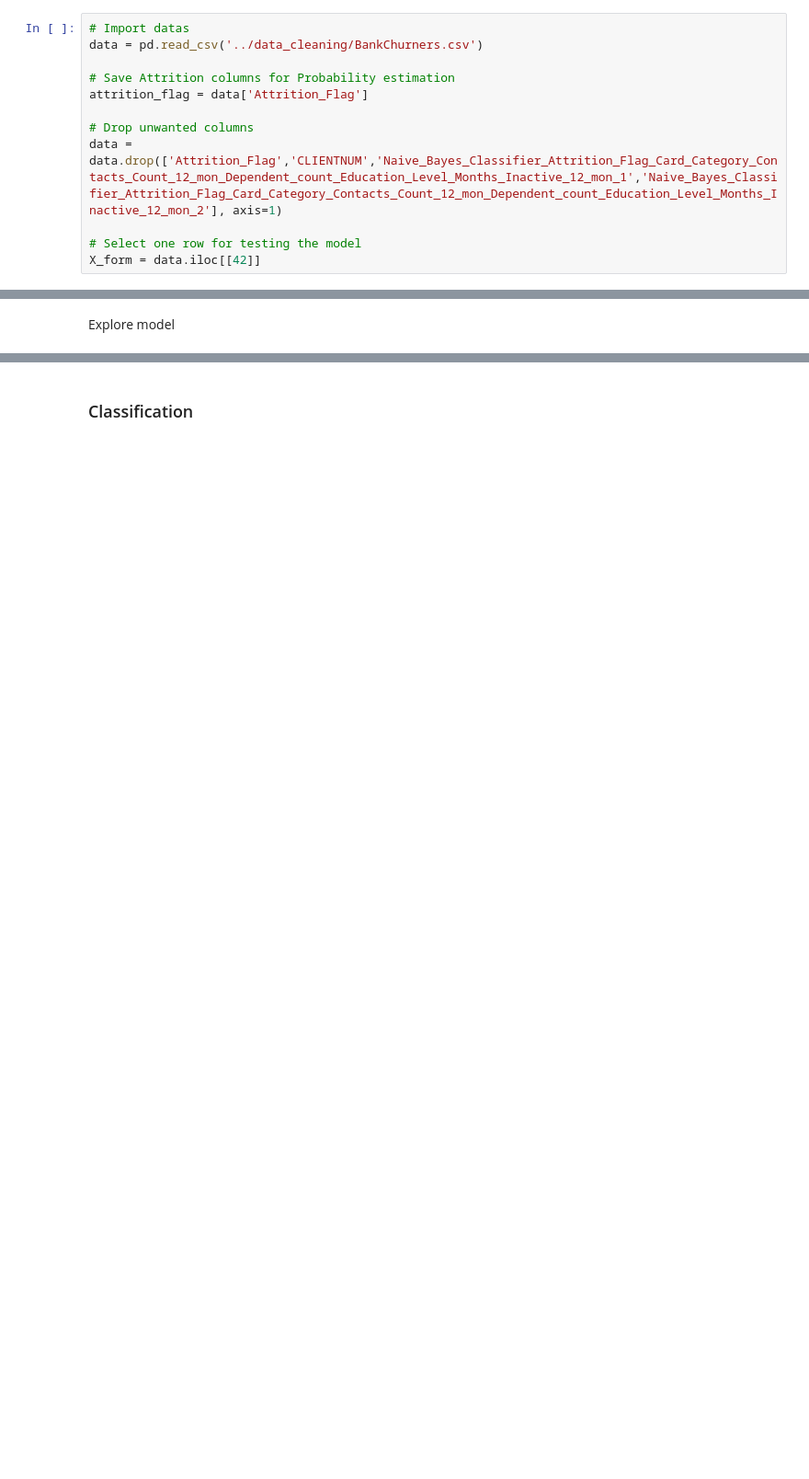
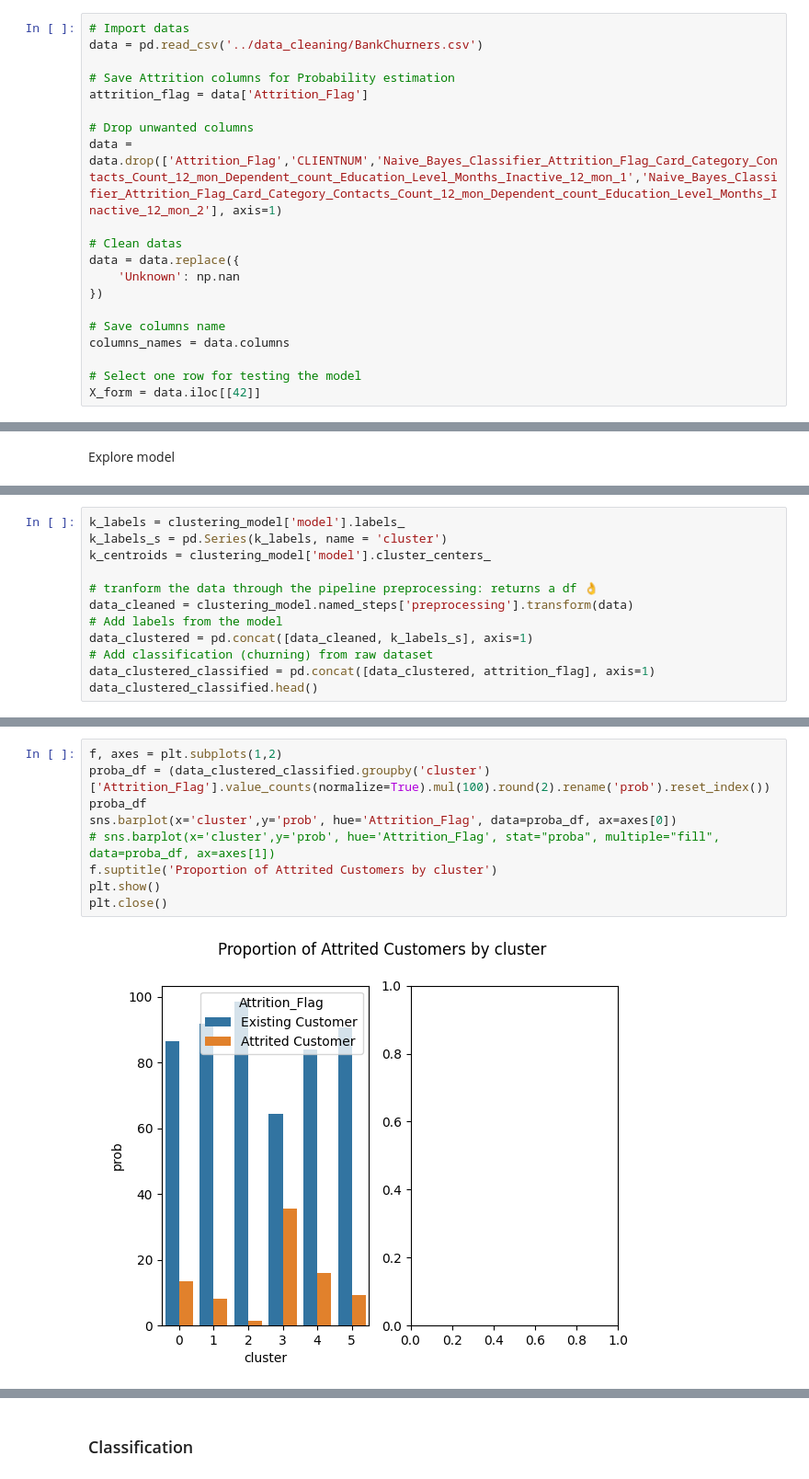
Before and after one commit to anilembel/Churn_Prediction_Becode, a Jupyter notebook: modeling/model_prediction.ipynb, the cells around one changed output, grey strips where cells are left out. Shown at 92% size. Saved outputs shown, nothing was run; the diff lists cells and outputs as text; blank space fills up the shorter version.

Commit message:
Clustering analysis completed

```diff
--- a/modeling/model_prediction.ipynb
+++ b/modeling/model_prediction.ipynb
@@ -28,5 +28,13 @@ attrition_flag = data['Attrition_Flag']
 # Drop unwanted columns
 data = data.drop(['Attrition_Flag','CLIENTNUM','Naive_Bayes_Classifier_Attrition_Flag_Card_Category_Contacts_Count_12_mon_Dependent_count_Education_Level_Months_Inactive_12_mon_1','Naive_Bayes_Classifier_Attrition_Flag_Card_Category_Contacts_Count_12_mon_Dependent_count_Education_Level_Months_Inactive_12_mon_2'], axis=1)
 
+# Clean datas
+data = data.replace({
+    'Unknown': np.nan
+})
+
+# Save columns name
+columns_names = data.columns
+
 # Select one row for testing the model
 X_form = data.iloc[[42]]
@@ -87,0 +83,12 @@ array([[ 3.90068419e-02, -3.73883035e-02,  5.18016261e-02,
+# %%
+k_labels = clustering_model['model'].labels_
+k_labels_s = pd.Series(k_labels, name = 'cluster')
+k_centroids = clustering_model['model'].cluster_centers_
+
+# tranform the data through the pipeline preprocessing: returns a df 👌
+data_cleaned = clustering_model.named_steps['preprocessing'].transform(data)
+# Add labels from the model
+data_clustered = pd.concat([data_cleaned, k_labels_s], axis=1)
+# Add classification (churning) from raw dataset
+data_clustered_classified = pd.concat([data_clustered, attrition_flag], axis=1)
+data_clustered_classified.head()
@@ -87,0 +184,11 @@ array([[ 3.90068419e-02, -3.73883035e-02,  5.18016261e-02,
+# %%
+f, axes = plt.subplots(1,2)
+proba_df = (data_clustered_classified.groupby('cluster')['Attrition_Flag'].value_counts(normalize=True).mul(100).round(2).rename('prob').reset_index())
+proba_df
+sns.barplot(x='cluster',y='prob', hue='Attrition_Flag', data=proba_df, ax=axes[0])
+# sns.barplot(x='cluster',y='prob', hue='Attrition_Flag', stat="proba", multiple="fill", data=proba_df, ax=axes[1])
+f.suptitle('Proportion of Attrited Customers by cluster')
+plt.show()
+plt.close()
+# %% [output]
+[figure, added]
```
Also changed, not shown: parts of 13 cells of this notebook, 3 other files.
